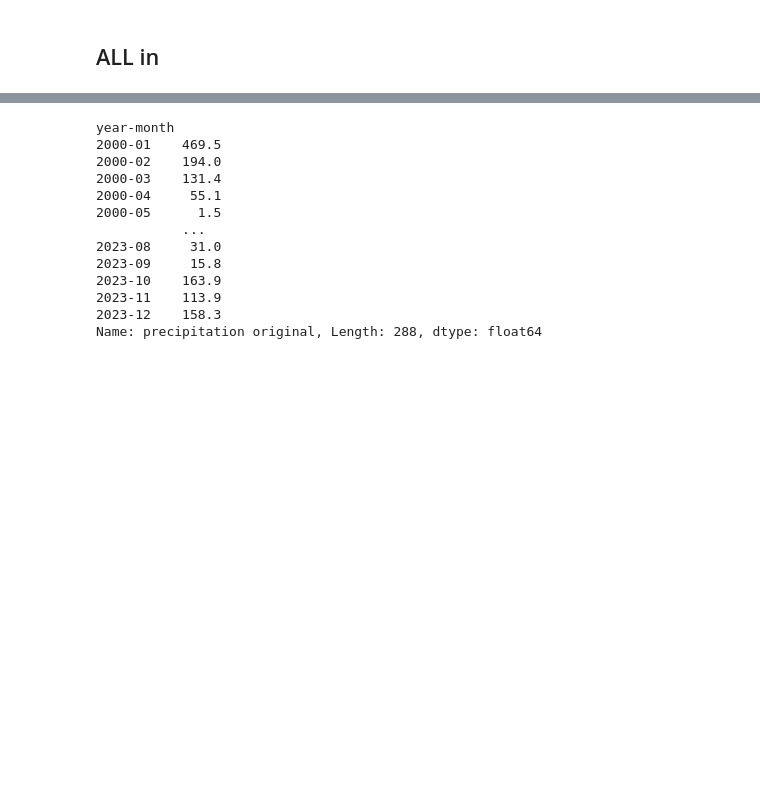
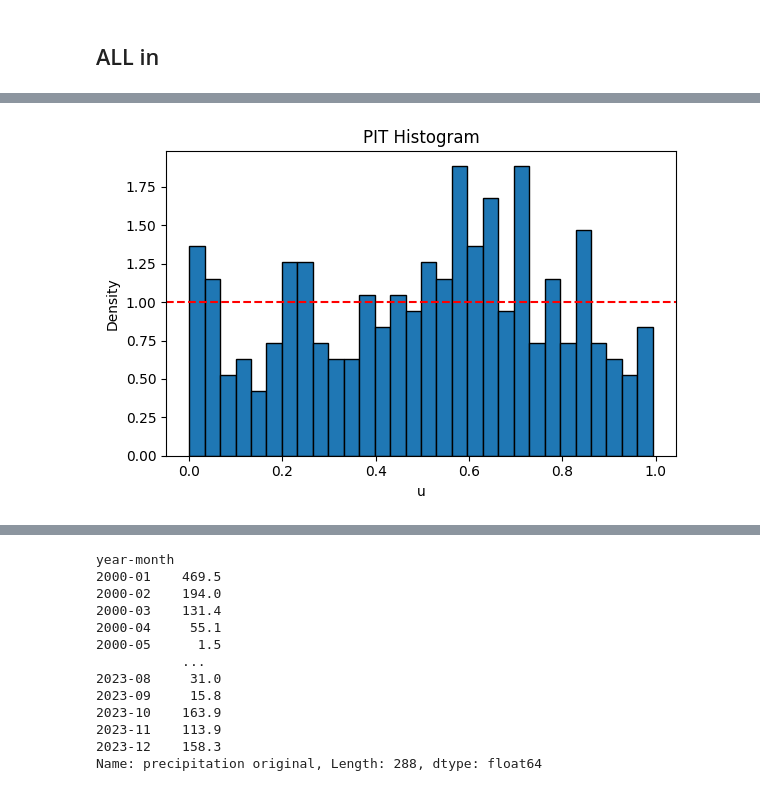
Before and after one commit to ilanGrynszpan/PyGASModels, a Jupyter notebook: monthly-models.ipynb, the cells around one changed output, grey strips where cells are left out. Saved outputs shown, nothing was run; the diff lists cells and outputs as text; code cells hidden in the pictures; blank space fills up the shorter version.

```diff
--- a/monthly-models.ipynb
+++ b/monthly-models.ipynb
@@ -903,0 +1722,10 @@ Model = [1]
+# %%
+file = os.listdir(INPUT)[1]
+
+df = pd.read_csv(os.path.join(INPUT, file), sep=";")
+df['smoothed'] = df['smoothed'].str.replace(",", ".").astype(float).values
+df['PRECIPITACAO TOTAL, DIARIO(mm)'] = df['PRECIPITACAO TOTAL, DIARIO(mm)'].fillna(df['smoothed']).str.replace(",", ".").astype(float)
+
+y = df.groupby('year-month')['PRECIPITACAO TOTAL, DIARIO(mm)'].sum().values
+
+y[y == 0] += 1.0
@@ -903,0 +1739,3 @@ Model = [1]
+# %%
+res = results['BELO HORIZONTE'][0]
+res
@@ -903,0 +1788,34 @@ Model = [1]
+# %%
+phi_hat = out["phi"]
+gamma_hat = out["gamma"]
+xi_hat = out["xi"]
+zeta_hat = zeta_init
+
+y_eff = y
+
+pit = np.zeros(len(y_eff))
+rng = np.random.default_rng(123)
+
+for t in range(len(y_eff)):
+
+    F = gb2_cdf(
+        y_eff[t],
+        phi_hat[t],
+        gamma_hat[t],
+        xi_hat[t],
+        zeta_hat
+    )
+    pit[t] = F
+# %%
+import matplotlib.pyplot as plt
+
+plt.figure(figsize=(6,4))
+plt.hist(pit, bins=30, density=True, edgecolor="k")
+plt.axhline(1.0, color="red", linestyle="--")
+plt.title("PIT Histogram")
+plt.xlabel("u")
+plt.ylabel("Density")
+plt.tight_layout()
+plt.show()
+# %% [output]
+[figure, added]
```
Also changed, not shown: parts of 43 cells of this notebook, 8 other files.
